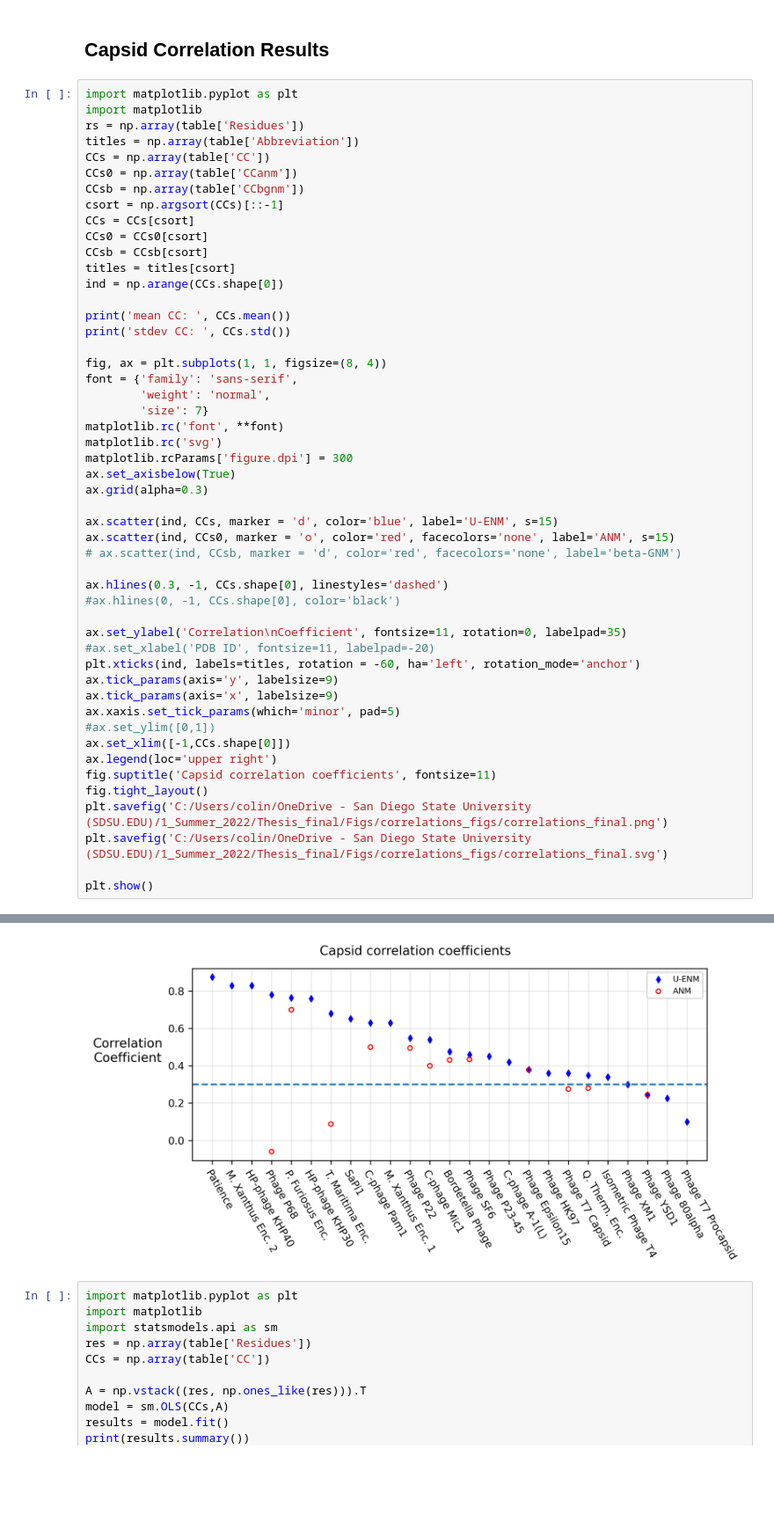
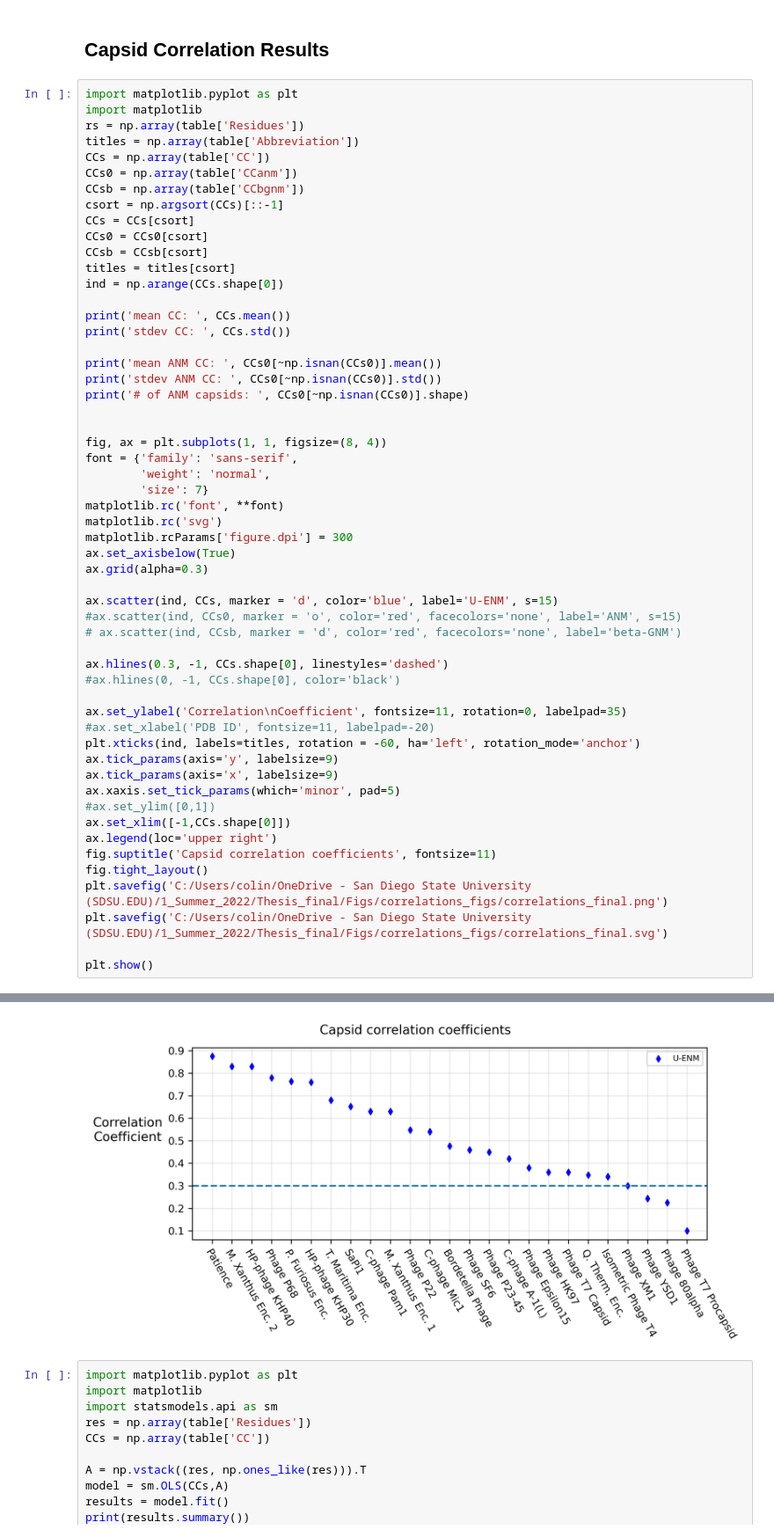
Before and after one commit to luquelab/mechanical_subdivision_ProDy, a Jupyter notebook: src/Figures.ipynb, the cells around one changed output, grey strips where cells are left out. Shown at 88% size. Cells and saved outputs as stored; diff of their text form; blank space fills up the shorter version.

```diff
--- a/src/Figures.ipynb
+++ b/src/Figures.ipynb
@@ -762,6 +864,11 @@ ind = np.arange(CCs.shape[0])
 print('mean CC: ', CCs.mean())
 print('stdev CC: ', CCs.std())
 
+print('mean ANM CC: ', CCs0[~np.isnan(CCs0)].mean())
+print('stdev ANM CC: ', CCs0[~np.isnan(CCs0)].std())
+print('# of ANM capsids: ', CCs0[~np.isnan(CCs0)].shape)
+
+
 fig, ax = plt.subplots(1, 1, figsize=(8, 4))
 font = {'family': 'sans-serif',
         'weight': 'normal',
@@ -773,7 +880,7 @@ ax.set_axisbelow(True)
 ax.grid(alpha=0.3)
 
 ax.scatter(ind, CCs, marker = 'd', color='blue', label='U-ENM', s=15)
-ax.scatter(ind, CCs0, marker = 'o', color='red', facecolors='none', label='ANM', s=15)
+#ax.scatter(ind, CCs0, marker = 'o', color='red', facecolors='none', label='ANM', s=15)
 # ax.scatter(ind, CCsb, marker = 'd', color='red', facecolors='none', label='beta-GNM')
 
 ax.hlines(0.3, -1, CCs.shape[0], linestyles='dashed')
@@ -800,4 +910,4 @@ stdev CC:  0.21095753506333925
-[figure, old version]
+[figure, new version]
 # %%
 import matplotlib.pyplot as plt
 import matplotlib
```
Also changed, not shown: parts of 22 cells of this notebook, 6 other files.
